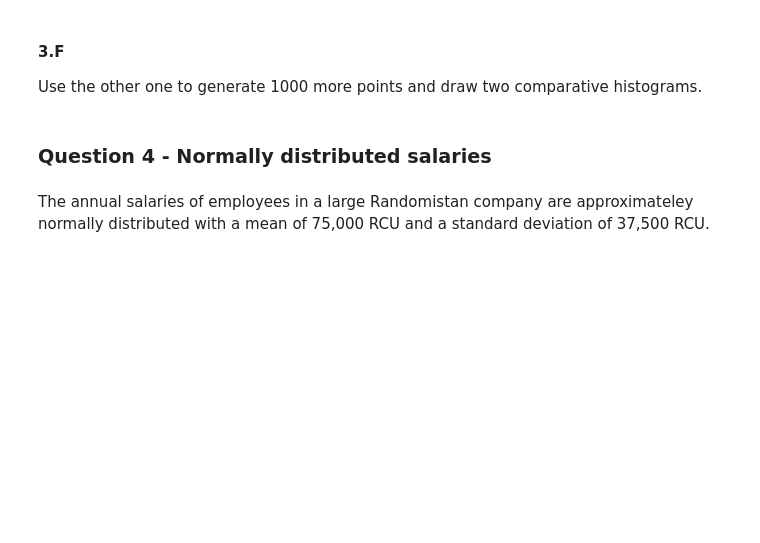
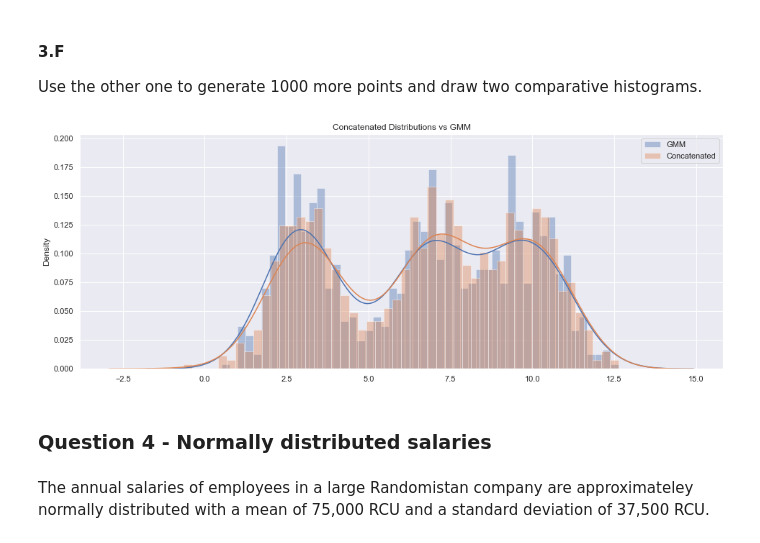
Before and after one commit to ronigold/Statistics_HW, a Jupyter notebook: HW2.ipynb, the cells around one changed output. Saved outputs shown, nothing was run; the diff lists cells and outputs as text; code cells hidden in the pictures; blank space fills up the shorter version.

```diff
--- a/HW2.ipynb
+++ b/HW2.ipynb
@@ -458,6 +577,30 @@ Use one of the above approaches to generate 1000 points and plot a histogram of
 # %% [markdown]
 #### 3.F
 Use the other one to generate 1000 more points and draw two comparative histograms.
+# %%
+#way2--GMM
+# create the gmm data}
+gmm_data = []
+for i in range(1000):
+    p = stats.uniform.rvs(size=1)
+    if p < w1:
+        gmm_data.append(np.random.choice(a=d1, size=1))
+    elif p < (w2+w1):
+        gmm_data.append(np.random.choice(a=d2, size=1))
+    else:
+        gmm_data.append(np.random.choice(a=d3, size=1))
+# %%
+# plot gmm
+label_gmm = 'GMM'
+label_con = 'Concatenated'
+fig = plt.figure(figsize=(16, 6))
+sns.distplot(gmm_data, bins=50, label=label_gmm)
+sns.distplot(concated_arrays, bins=50, label=label_con)
+plt.title('Concatenated Distributions vs GMM')
+plt.legend()
+plt.show()
+# %% [output]
+[figure, added]
 # %% [markdown]
 ### Question 4 - Normally distributed salaries
 # %% [markdown]
```
Also changed, not shown: parts of 30 cells of this notebook.
